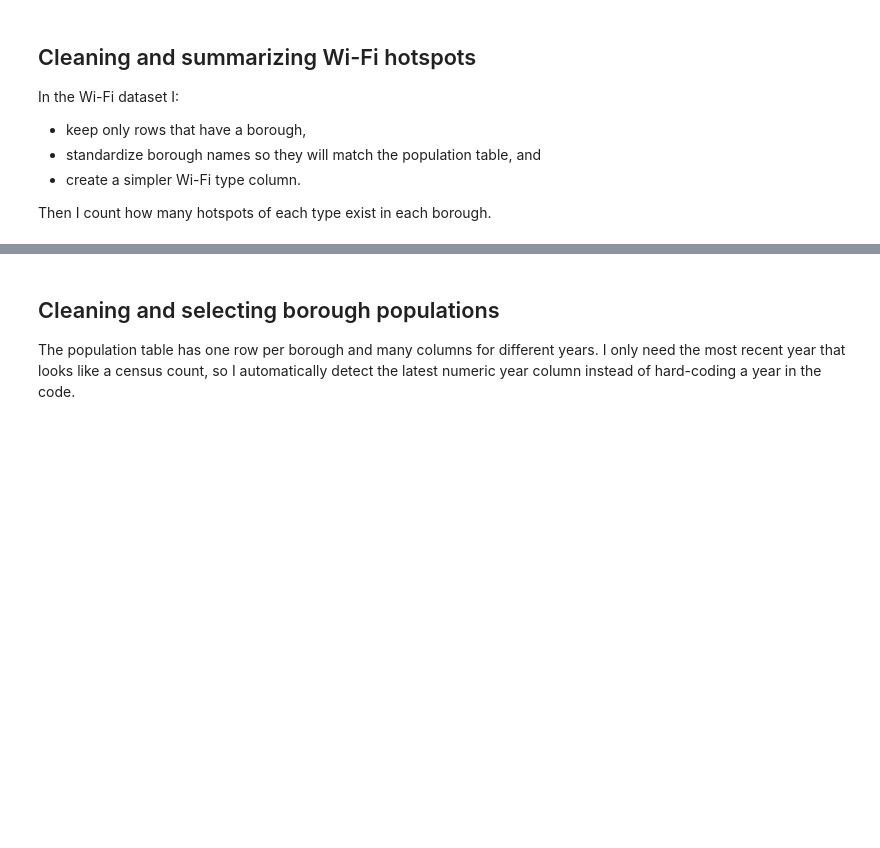
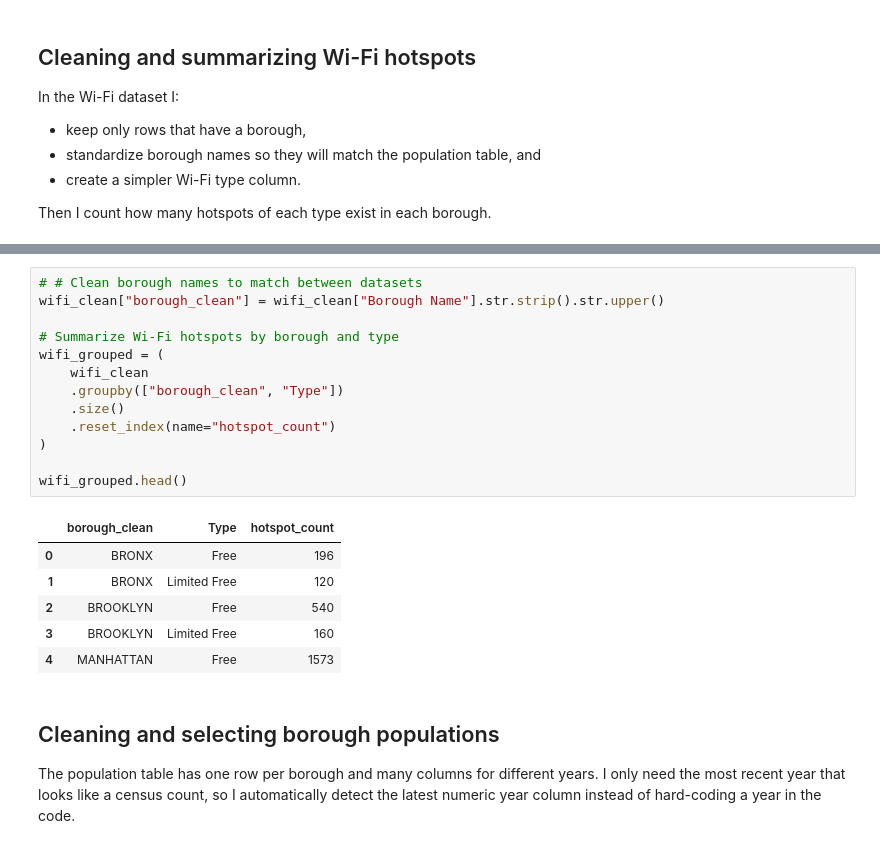
Before and after one commit to sy3254/shujin.github.io, a Jupyter notebook: project_2.ipynb, the cells around one changed output, grey strips where cells are left out. Saved outputs shown, nothing was run; the diff lists cells and outputs as text; blank space fills up the shorter version.

```diff
--- a/project_2.ipynb
+++ b/project_2.ipynb
@@ -104,3 +87,23 @@ wifi_grouped.head()
+# %%
+# # Clean borough names to match between datasets
+wifi_clean["borough_clean"] = wifi_clean["Borough Name"].str.strip().str.upper()
+
+# Summarize Wi-Fi hotspots by borough and type
+wifi_grouped = (
+    wifi_clean
+    .groupby(["borough_clean", "Type"])
+    .size()
+    .reset_index(name="hotspot_count")
+)
+
+wifi_grouped.head()
+# %% [output]
+|  | borough_clean | Type | hotspot_count |
+| 0 | BRONX | Free | 196 |
+| 1 | BRONX | Limited Free | 120 |
+| 2 | BROOKLYN | Free | 540 |
+| 3 | BROOKLYN | Limited Free | 160 |
+| 4 | MANHATTAN | Free | 1573 |
 # %% [markdown]
 ## Cleaning and selecting borough populations
 
```
Also changed, not shown: parts of 9 cells of this notebook.
